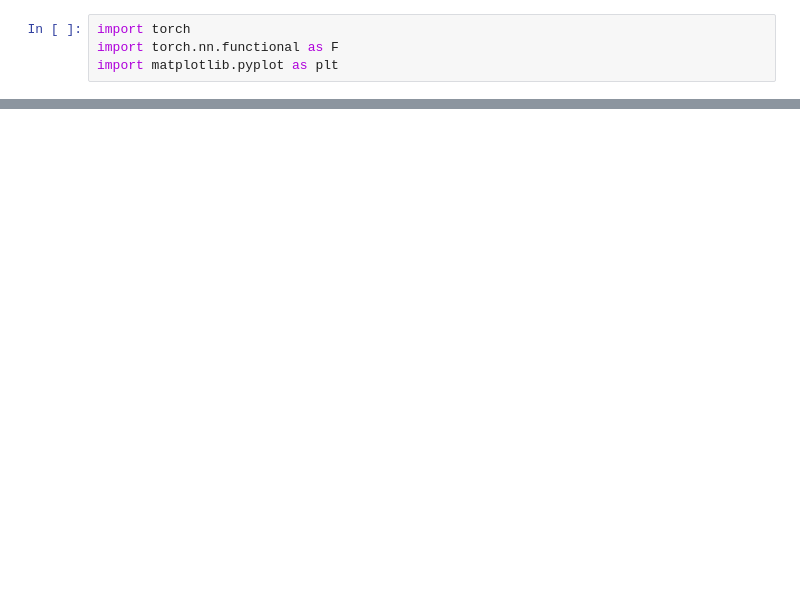
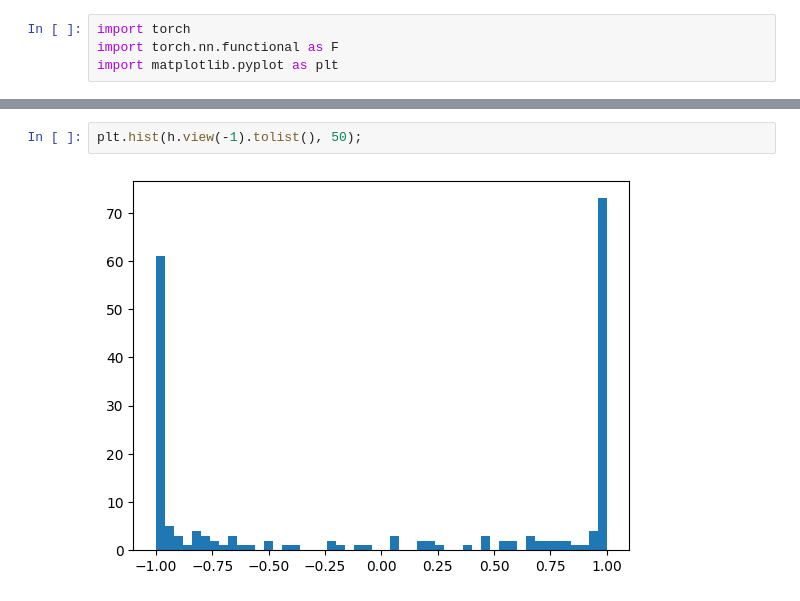
Before and after one commit to OKEnterprises/my-makemore, a Jupyter notebook: makemore_mlp.ipynb, the cells around one changed output, grey strips where cells are left out. Cells and saved outputs as stored; diff of their text form; blank space fills up the shorter version.

```diff
--- a/makemore_mlp.ipynb
+++ b/makemore_mlp.ipynb
@@ -263,0 +108,4 @@ for i in range(C.shape[0]):
+# %%
+plt.hist(h.view(-1).tolist(), 50);
+# %% [output]
+[figure, added]
```
Also changed, not shown: parts of 41 cells of this notebook.
